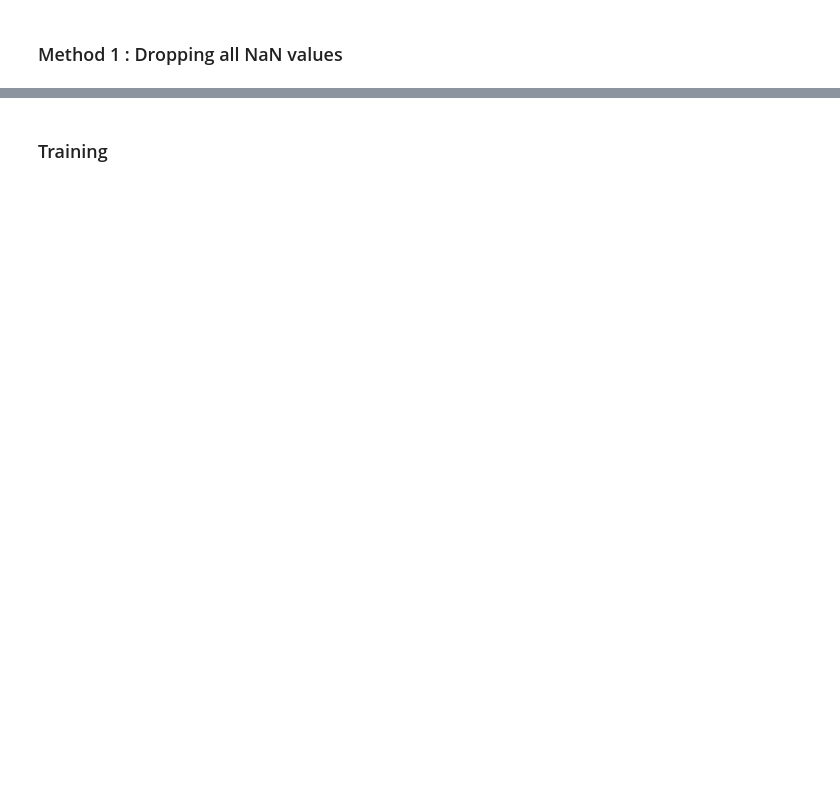
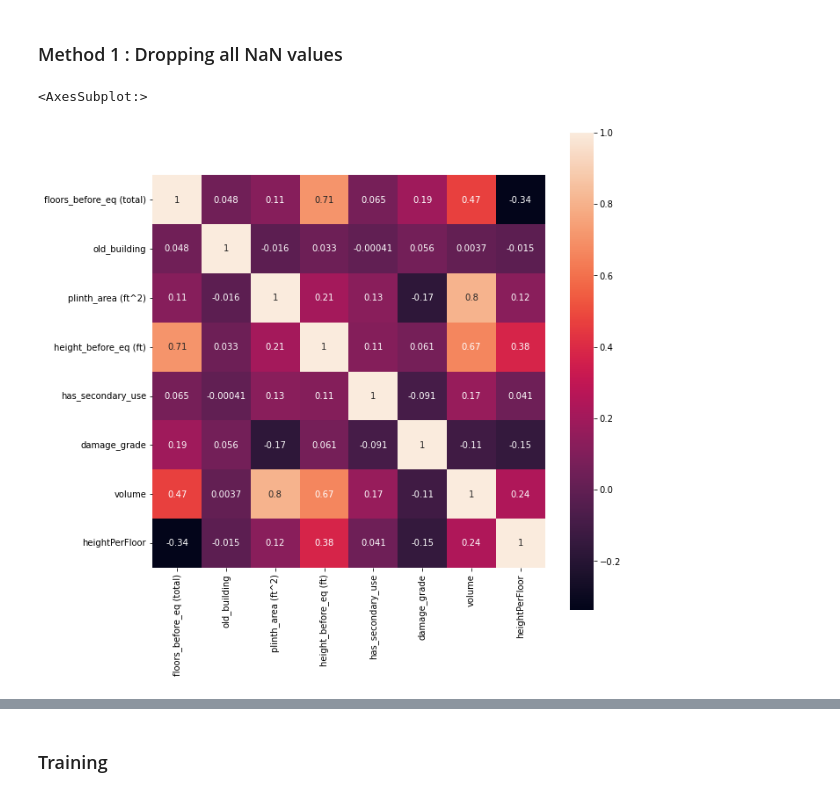
Before and after one commit to damahindra/Earthquake-Damage-Grade-Analysis-and-Prediction, a Jupyter notebook: Workspace-Rangga/ws-rang.ipynb, the cells around one changed output, grey strips where cells are left out. Saved outputs shown, nothing was run; the diff lists cells and outputs as text; code cells hidden in the pictures; blank space fills up the shorter version.

```diff
--- a/Workspace-Rangga/ws-rang.ipynb
+++ b/Workspace-Rangga/ws-rang.ipynb
@@ -204,6 +205,13 @@ data2['heightPerFloor'] = data2['height_before_eq (ft)'] / data2['floors_before_
 data2.drop(['no_family_residing', 'legal_ownership_status', 'govermental_use_type', 'industrial_use_type'], axis=1, inplace=True)
 
 # data2 = data2.drop('technical_solution_proposed', axis=1)
+# %%
+corr = data2.corr()
+plt.figure(figsize=(10,10))
+sns.heatmap(corr, annot=True, square=True)
+# %% [output]
+<AxesSubplot:>
+[figure, added]
 # %%
 # data_num = data2.select_dtypes(include='number').drop(TARGET, axis=1)
 # data_num = data_num.select_dtypes(include='number').drop(discrete, axis=1)
```
Also changed, not shown: parts of 5 cells of this notebook, 3 other files.
